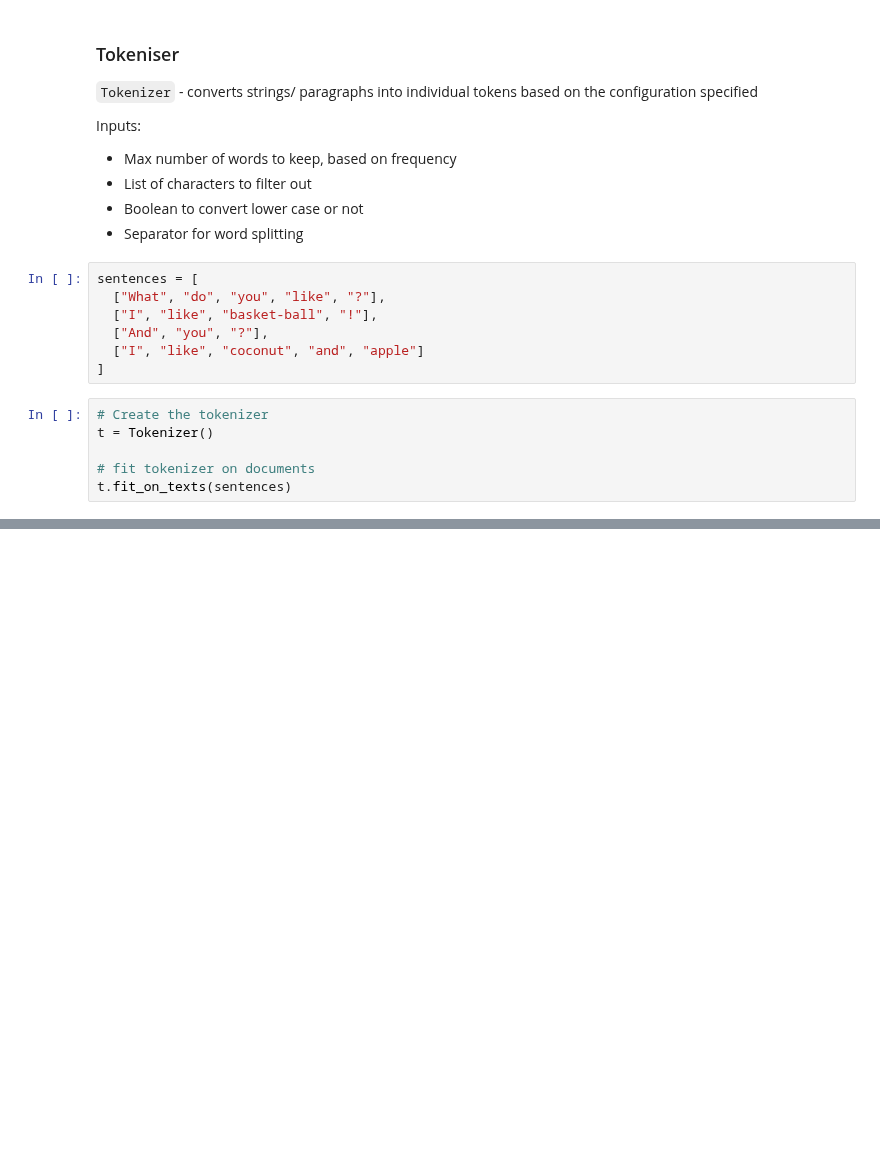
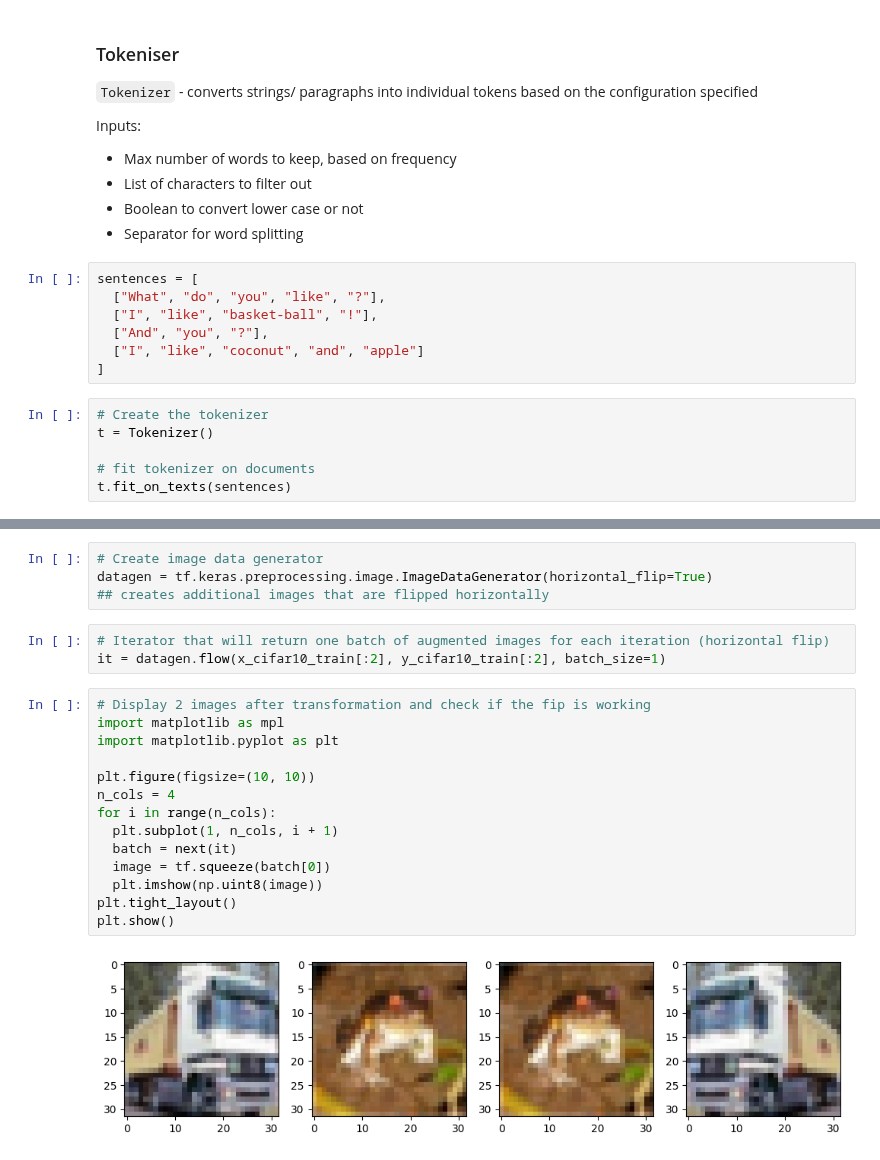
Before and after one commit to minimartzz/tensorflow-cookbook, a Jupyter notebook: ch3 keras/keras-preprocessing-api.ipynb, the cells around one changed output, grey strips where cells are left out. Saved outputs shown, nothing was run; the diff lists cells and outputs as text; blank space fills up the shorter version.

```diff
--- a/ch3 keras/keras-preprocessing-api.ipynb
+++ b/ch3 keras/keras-preprocessing-api.ipynb
@@ -223,0 +304,23 @@ pg 157
+# %%
+# Create image data generator
+datagen = tf.keras.preprocessing.image.ImageDataGenerator(horizontal_flip=True)
+## creates additional images that are flipped horizontally
+# %%
+# Iterator that will return one batch of augmented images for each iteration (horizontal flip)
+it = datagen.flow(x_cifar10_train[:2], y_cifar10_train[:2], batch_size=1)
+# %%
+# Display 2 images after transformation and check if the fip is working
+import matplotlib as mpl
+import matplotlib.pyplot as plt
+
+plt.figure(figsize=(10, 10))
+n_cols = 4
+for i in range(n_cols):
+  plt.subplot(1, n_cols, i + 1)
+  batch = next(it)
+  image = tf.squeeze(batch[0])
+  plt.imshow(np.uint8(image))
+plt.tight_layout()
+plt.show()
+# %% [output]
+[figure, added]
```
Also changed, not shown: parts of 27 cells of this notebook, 1 other file.
